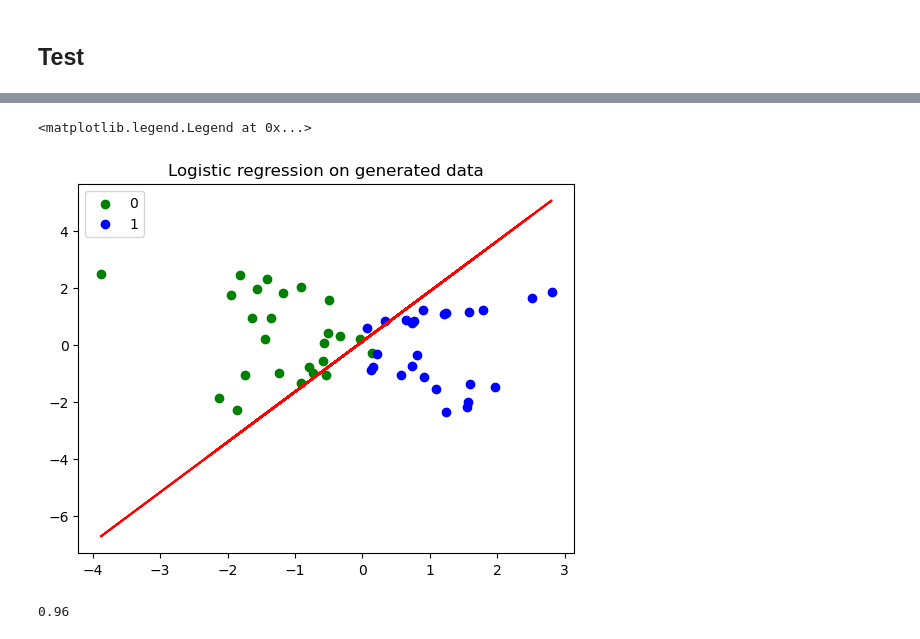
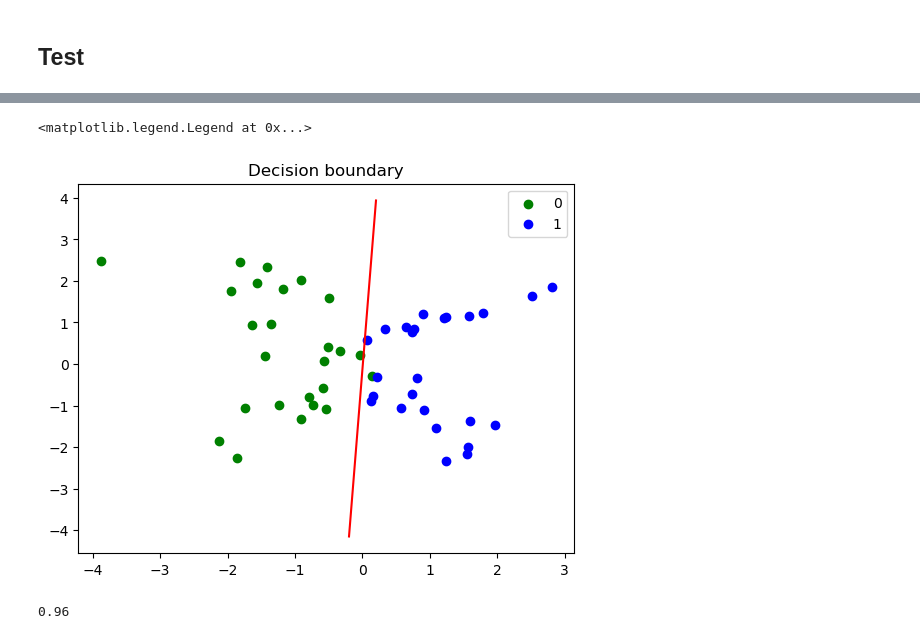
Before and after one commit to mz2300/ml-algorithms_from_scratch, a Jupyter notebook: 2. Logistic Regression.ipynb, the cells around one changed output, grey strips where cells are left out. Drawn from its saved outputs; the diff is of its cells as text; code cells hidden in the pictures.

Commit message:
fix plot

```diff
--- a/2. Logistic Regression.ipynb
+++ b/2. Logistic Regression.ipynb
@@ -98,14 +105,23 @@ Text(0.5, 1.0, 'Training Loss')
 # %%
 mask = y == 0
-
 plt.scatter(X[mask, 0], X[mask, 1], c = 'green', label = '0')
 plt.scatter(X[~mask, 0], X[~mask, 1], c = 'blue', label = '1')
-plt.plot(X, lr.w[0] + lr.w[1] * X, color = 'red')
-plt.title("Logistic regression on generated data")
+
+# Calculate the intercept and gradient of the decision boundary
+c = -lr.w[0]/lr.w[1]
+m = -lr.w[1]/lr.w[2]
+
+# generate the line
+xmin, xmax = -0.2, 0.2
+xd = np.array([xmin, xmax])
+yd = m * xd + c
+
+plt.plot(xd, yd, color = 'red')
+plt.title('Decision boundary')
 plt.legend()
 # %% [output]
 <matplotlib.legend.Legend at 0x...>
-[figure, old version]
+[figure, new version]
 # %%
 lr.score(lr.predict(X), y)
 # %% [output]
```
Also changed, not shown: parts of 2 cells of this notebook, 1 other file.
